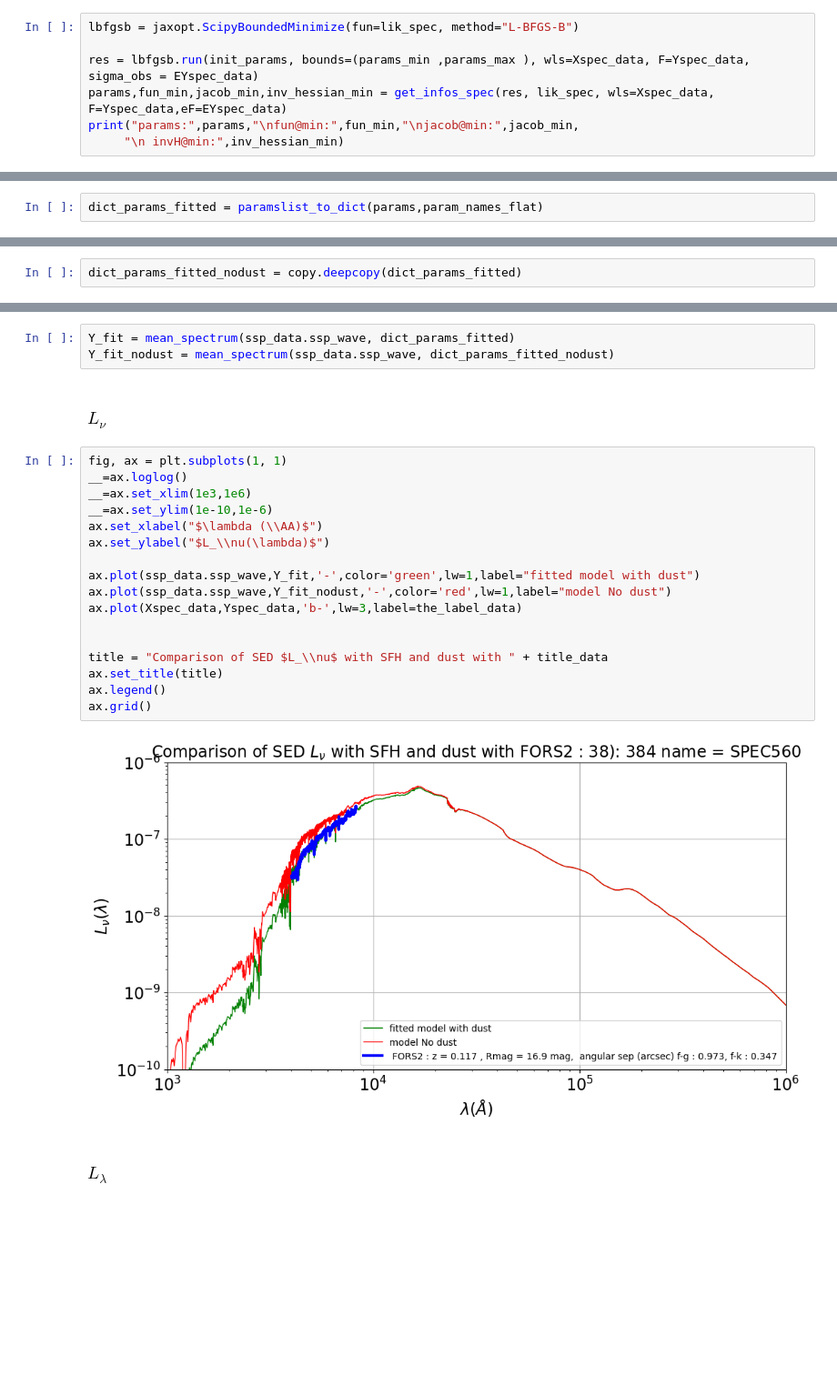
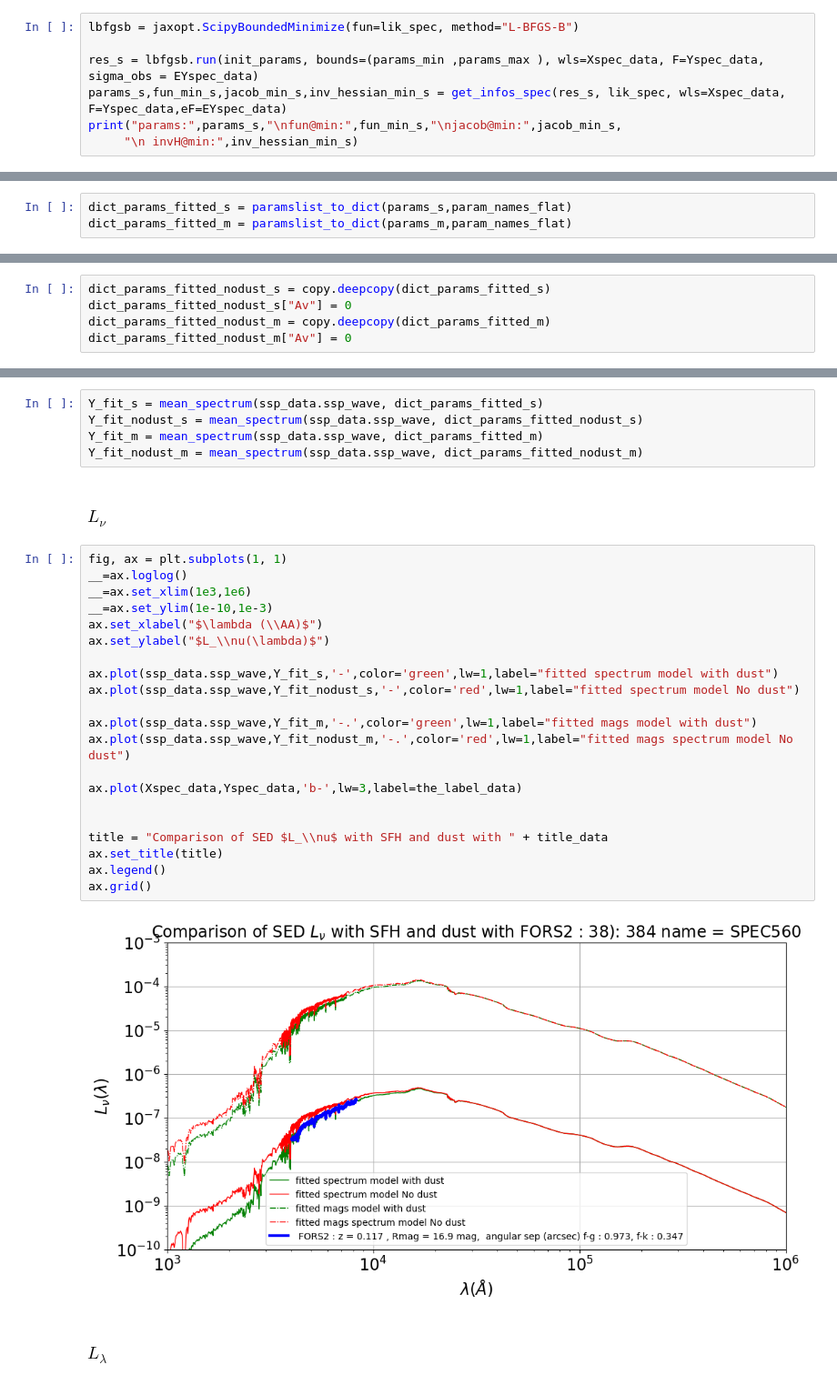
Before and after one commit to sylvielsstfr/Fors2ToStellarPopSynthesis, a Jupyter notebook: examples/examples_comparedatamodel/FitJAXOpt_SEDModel_OneDataSpectrumPhotom.ipynb, the cells around one changed output, grey strips where cells are left out. Shown at 91% size. Drawn from its saved outputs; the diff is of its cells as text; blank space fills up the shorter version.

```diff
--- a/examples/examples_comparedatamodel/FitJAXOpt_SEDModel_OneDataSpectrumPhotom.ipynb
+++ b/examples/examples_comparedatamodel/FitJAXOpt_SEDModel_OneDataSpectrumPhotom.ipynb
@@ -1452,10 +1452,10 @@ jacob@min: [ -231.36385445  -105.39153285   -35.9236392   -103.09486838
 # %%
 lbfgsb = jaxopt.ScipyBoundedMinimize(fun=lik_spec, method="L-BFGS-B")
 
-res = lbfgsb.run(init_params, bounds=(params_min ,params_max ), wls=Xspec_data, F=Yspec_data, sigma_obs = EYspec_data)
-params,fun_min,jacob_min,inv_hessian_min = get_infos_spec(res, lik_spec, wls=Xspec_data, F=Yspec_data,eF=EYspec_data)
-print("params:",params,"\nfun@min:",fun_min,"\njacob@min:",jacob_min,
-     "\n invH@min:",inv_hessian_min)
+res_s = lbfgsb.run(init_params, bounds=(params_min ,params_max ), wls=Xspec_data, F=Yspec_data, sigma_obs = EYspec_data)
+params_s,fun_min_s,jacob_min_s,inv_hessian_min_s = get_infos_spec(res_s, lik_spec, wls=Xspec_data, F=Yspec_data,eF=EYspec_data)
+print("params:",params_s,"\nfun@min:",fun_min_s,"\njacob@min:",jacob_min_s,
+     "\n invH@min:",inv_hessian_min_s)
 # %% [output]
 params: [11.35365564  0.04        1.          0.5        12.24992117 -0.89148148
   0.75       -0.93361352  1.91792214  1.06462723 -0.43307699 -1.11773
@@ -1481,4 +1477,5 @@ len(params)
 # %%
-dict_params_fitted = paramslist_to_dict(params,param_names_flat)
+dict_params_fitted_s = paramslist_to_dict(params_s,param_names_flat)
+dict_params_fitted_m = paramslist_to_dict(params_m,param_names_flat)
 # %% [output]
 [('MAH_lgmO', Array(11.35365564, dtype=float64)), ('MAH_logtc', Array(0.04, dtype=float64)), ('MAH_early_index', Array(1., dtype=float64)), ('MAH_late_index', Array(0.5, dtype=float64)), ('MS_lgmcrit' ...
@@ -1505,2 +1485,5 @@ OrderedDict([('MAH_lgmO', Array(11.35365564, dtype=float64)),
 # %%
-dict_params_fitted_nodust = copy.deepcopy(dict_params_fitted)
+dict_params_fitted_nodust_s = copy.deepcopy(dict_params_fitted_s)
+dict_params_fitted_nodust_s["Av"] = 0
+dict_params_fitted_nodust_m = copy.deepcopy(dict_params_fitted_m)
+dict_params_fitted_nodust_m["Av"] = 0
@@ -1509,27 +1490,33 @@ dict_params_fitted_nodust["Av"] = 0
 # %%
-Y_fit = mean_spectrum(ssp_data.ssp_wave, dict_params_fitted)
-Y_fit_nodust = mean_spectrum(ssp_data.ssp_wave, dict_params_fitted_nodust)
+Y_fit_s = mean_spectrum(ssp_data.ssp_wave, dict_params_fitted_s)
+Y_fit_nodust_s = mean_spectrum(ssp_data.ssp_wave, dict_params_fitted_nodust_s)
+Y_fit_m = mean_spectrum(ssp_data.ssp_wave, dict_params_fitted_m)
+Y_fit_nodust_m = mean_spectrum(ssp_data.ssp_wave, dict_params_fitted_nodust_m)
 # %% [markdown]
 ### $L_\nu$
 # %%
 fig, ax = plt.subplots(1, 1)
 __=ax.loglog()
 __=ax.set_xlim(1e3,1e6)
-__=ax.set_ylim(1e-10,1e-6)
+__=ax.set_ylim(1e-10,1e-3)
 ax.set_xlabel("$\lambda (\\AA)$")
 ax.set_ylabel("$L_\\nu(\lambda)$")
 
-ax.plot(ssp_data.ssp_wave,Y_fit,'-',color='green',lw=1,label="fitted model with dust")
-ax.plot(ssp_data.ssp_wave,Y_fit_nodust,'-',color='red',lw=1,label="model No dust")
+ax.plot(ssp_data.ssp_wave,Y_fit_s,'-',color='green',lw=1,label="fitted spectrum model with dust")
+ax.plot(ssp_data.ssp_wave,Y_fit_nodust_s,'-',color='red',lw=1,label="fitted spectrum model No dust")
+
+ax.plot(ssp_data.ssp_wave,Y_fit_m,'-.',color='green',lw=1,label="fitted mags model with dust")
+ax.plot(ssp_data.ssp_wave,Y_fit_nodust_m,'-.',color='red',lw=1,label="fitted mags spectrum model No dust")
+
 ax.plot(Xspec_data,Yspec_data,'b-',lw=3,label=the_label_data)
 
 
 title = "Comparison of SED $L_\\nu$ with SFH and dust with " + title_data
 ax.set_title(title)
 ax.legend()
 ax.grid()
 # %% [output]
-[figure, old version]
+[figure, new version]
 # %% [markdown]
 ### $L_\lambda$
 # %%
```
Also changed, not shown: parts of 11 cells of this notebook.
